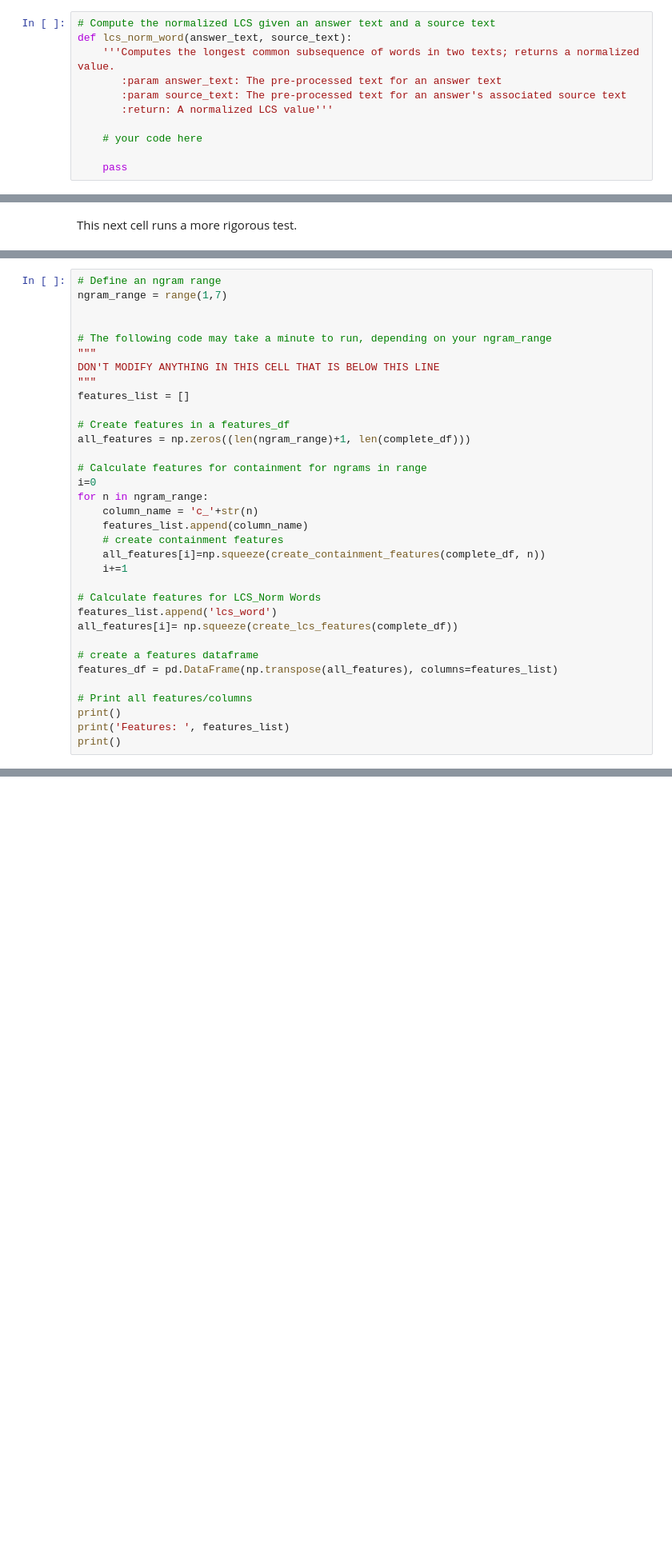
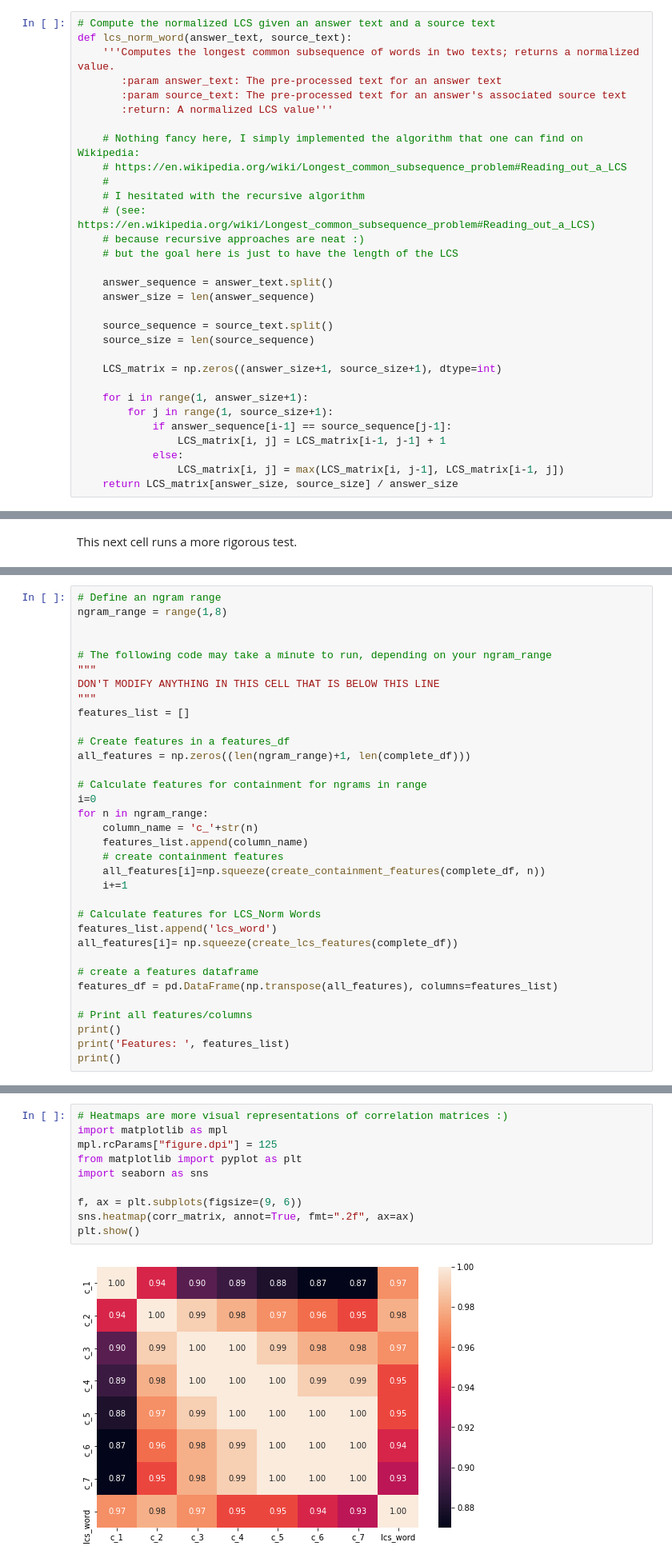
Before and after one commit to seb-buch/ud-nd009t-PlagiarismDetector, a Jupyter notebook: Project/2_Plagiarism_Feature_Engineering.ipynb, the cells around one changed output, grey strips where cells are left out. Shown at 80% size. Drawn from its saved outputs; the diff is of its cells as text; blank space fills up the shorter version.

```diff
--- a/Project/2_Plagiarism_Feature_Engineering.ipynb
+++ b/Project/2_Plagiarism_Feature_Engineering.ipynb
@@ -549,9 +549,29 @@ def lcs_norm_word(answer_text, source_text):
        :param source_text: The pre-processed text for an answer's associated source text
        :return: A normalized LCS value'''
 
-    # your code here
+    # Nothing fancy here, I simply implemented the algorithm that one can find on Wikipedia:
+    # https://en.wikipedia.org/wiki/Longest_common_subsequence_problem#Reading_out_a_LCS
+    #
+    # I hesitated with the recursive algorithm
+    # (see: https://en.wikipedia.org/wiki/Longest_common_subsequence_problem#Reading_out_a_LCS)
+    # because recursive approaches are neat :)
+    # but the goal here is just to have the length of the LCS
 
-    pass
+    answer_sequence = answer_text.split()
+    answer_size = len(answer_sequence)
+
+    source_sequence = source_text.split()
+    source_size = len(source_sequence)
+
+    LCS_matrix = np.zeros((answer_size+1, source_size+1), dtype=int)
+
+    for i in range(1, answer_size+1):
+        for j in range(1, source_size+1):
+            if answer_sequence[i-1] == source_sequence[j-1]:
+                LCS_matrix[i, j] = LCS_matrix[i-1, j-1] + 1
+            else:
+                LCS_matrix[i, j] = max(LCS_matrix[i, j-1], LCS_matrix[i-1, j])
+    return LCS_matrix[answer_size, source_size] / answer_size
 # %% [markdown]
 ### Test cells
 
@@ -697,7 +728,7 @@ You'll want to create at least 6 features to choose from as you think about whic
 In the below cell **define an n-gram range**; these will be the n's you use to create n-gram containment features. The rest of the feature creation code is provided.
 # %%
 # Define an ngram range
-ngram_range = range(1,7)
+ngram_range = range(1,8)
 
 
 # The following code may take a minute to run, depending on your ngram_range
@@ -751,0 +816,12 @@ display(corr_matrix)
+# %%
+# Heatmaps are more visual representations of correlation matrices :)
+import matplotlib as mpl
+mpl.rcParams["figure.dpi"] = 125
+from matplotlib import pyplot as plt
+import seaborn as sns
+
+f, ax = plt.subplots(figsize=(9, 6))
+sns.heatmap(corr_matrix, annot=True, fmt=".2f", ax=ax)
+plt.show()
+# %% [output]
+[figure, added]
```
Also changed, not shown: parts of 25 cells of this notebook, 3 other files.
